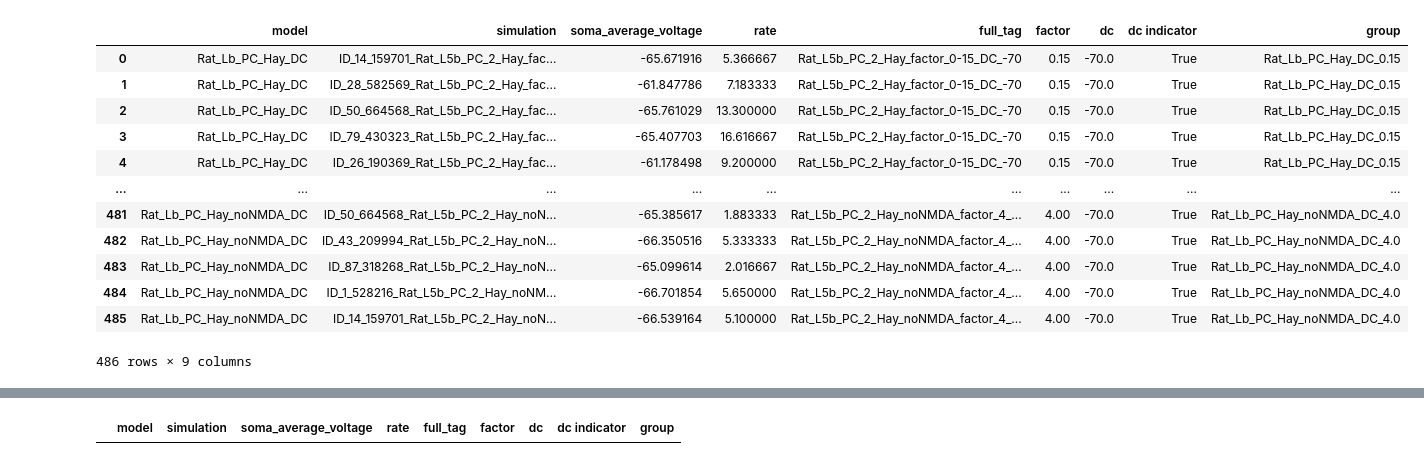
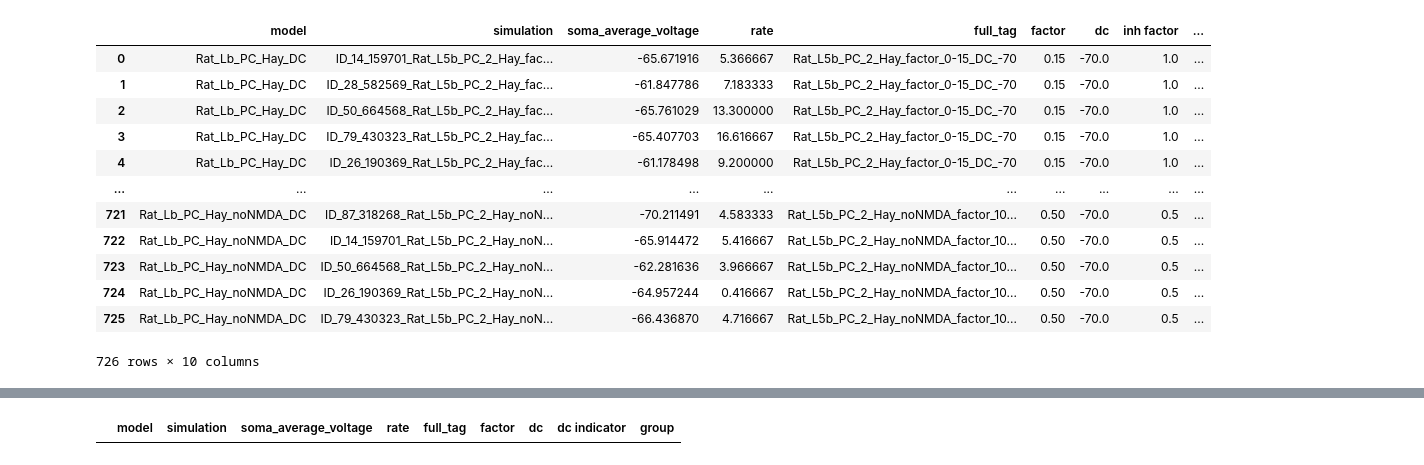
Before and after one commit to NitzanLux/neuron_mi, a Jupyter notebook: evaluate_simulations.ipynb, the cells around one changed output, grey strips where cells are left out. Drawn from its saved outputs; the diff is of its cells as text; code cells hidden in the pictures.

```diff
--- a/evaluate_simulations.ipynb
+++ b/evaluate_simulations.ipynb
@@ -8,7 +8,7 @@ import pandas as pd
 import seaborn as sns
 import re
 # %%
-data_f_name='slim_data_2860.pkl'
+data_f_name='slim_data_18880.pkl'
 # data_f_name='data_21025.pkl'
 with open(f'simulations/dataframe_data/{data_f_name}','rb') as f:
 	df= pd.read_pickle(f)
@@ -18,50 +18,63 @@ def convert_model_type(x):
 	m = model_match.match(x)
 	out= m.group(1)
 	if 'noNMDA' not in out:
 		out +='_noNMDA' if 'noNMDA' in x else ''
 	if 'DC' not in out:
 		out +='_DC' if 'DC' in x else ''
 	out = re.sub('[0-9]+','',out)
 	out = re.sub('_{2,}','_',out)
 	return out
 df['model']= df['full_tag'].apply(convert_model_type)
 # factor_match = re.compile('.*_factor_([0-9](?:-[0-9])?)_.*')
 factor_match = re.compile('^.*(?!DC)_([0-9](?:(?:\-|\.)[0-9]+)?)[^0-9\s]{0,3}.*$')
-
+# factor_match = re.compile('^.*(?!DC)_([0-9](?:(?:\-|\.)[0-9]+)?)[^0-9\s]{0,3}.*$')
+factor_match_with_inh = re.compile('^.*(?!inh)_factor_([0-9](?:(?:\-|\.)[0-9]+)?)[^0-9\s]{0,3}.*$')
+# factor_match = re.compile('^.*((?!inh)_factor)_([0-9](?:(?:\-|\.)[0-9]+)?)[^0-9\s]{0,3}.*$')
+inh_factor_match = re.compile('^.*inh_factor_([0-9](?:(?:\-|\.)[0-9]+)?)[^0-9\s]{1,3}.*$')
 def convert_factor(x):
-	m = factor_match.match(x)
+	if 'inh' in x:
+		m = factor_match_with_inh.match(x)
+	else:
+		m = factor_match.match(x)
 	data =  m.group(1).replace('-','.')
-
 	return float(data)
+def convert_inh_factor(x):
+	if 'inh' in x:
+		m = inh_factor_match.match(x)
+		data =  m.group(1).replace('-','.')
+	else:
+		data=1.
+	return data
 df['factor'] = df['full_tag'].apply(convert_factor)
 
 dc_match = re.compile('^.*DC_-?([0-9]{2,3})[^0-9\s]*$')
 def convert_dc(x):
 	if 'DC' not in x:
 		return -70
 	m=dc_match.match(x)
 	if m is None:
 		return np.NAN
 	return -abs(float(m.group(1)))
 df['dc'] = df['full_tag'].apply(convert_dc)
+df['inh factor'] = df['full_tag'].apply(convert_inh_factor)
 # df = df[df['dc']!=-85]
 df['dc indicator']=df['full_tag'].apply(lambda x: 'DC' in x)
-df['group']=df['model']+"_"+df['factor'].apply(str)
+df['group']=df['model']+"_"+df['factor'].apply(str)+"_"+df['inh factor'].apply(str)
 df
 # %% [output]
-|  | model | simulation | soma_average_voltage | rate | full_tag | factor | dc | dc indicator | group |
-| 0 | Rat_Lb_PC_Hay_DC | ID_14_159701_Rat_L5b_PC_2_Hay_fac... | -65.671916 | 5.366667 | Rat_L5b_PC_2_Hay_factor_0-15_DC_-70 | 0.15 | -70.0 | True | Rat_Lb_PC_Hay_DC_0.15 |
-| 1 | Rat_Lb_PC_Hay_DC | ID_28_582569_Rat_L5b_PC_2_Hay_fac... | -61.847786 | 7.183333 | Rat_L5b_PC_2_Hay_factor_0-15_DC_-70 | 0.15 | -70.0 | True | Rat_Lb_PC_Hay_DC_0.15 |
-| 2 | Rat_Lb_PC_Hay_DC | ID_50_664568_Rat_L5b_PC_2_Hay_fac... | -65.761029 | 13.300000 | Rat_L5b_PC_2_Hay_factor_0-15_DC_-70 | 0.15 | -70.0 | True | Rat_Lb_PC_Hay_DC_0.15 |
-| 3 | Rat_Lb_PC_Hay_DC | ID_79_430323_Rat_L5b_PC_2_Hay_fac... | -65.407703 | 16.616667 | Rat_L5b_PC_2_Hay_factor_0-15_DC_-70 | 0.15 | -70.0 | True | Rat_Lb_PC_Hay_DC_0.15 |
-| 4 | Rat_Lb_PC_Hay_DC | ID_26_190369_Rat_L5b_PC_2_Hay_fac... | -61.178498 | 9.200000 | Rat_L5b_PC_2_Hay_factor_0-15_DC_-70 | 0.15 | -70.0 | True | Rat_Lb_PC_Hay_DC_0.15 |
+|  | model | simulation | soma_average_voltage | rate | full_tag | factor | dc | inh factor | ... |
+| 0 | Rat_Lb_PC_Hay_DC | ID_14_159701_Rat_L5b_PC_2_Hay_fac... | -65.671916 | 5.366667 | Rat_L5b_PC_2_Hay_factor_0-15_DC_-70 | 0.15 | -70.0 | 1.0 | ... |
+| 1 | Rat_Lb_PC_Hay_DC | ID_28_582569_Rat_L5b_PC_2_Hay_fac... | -61.847786 | 7.183333 | Rat_L5b_PC_2_Hay_factor_0-15_DC_-70 | 0.15 | -70.0 | 1.0 | ... |
+| 2 | Rat_Lb_PC_Hay_DC | ID_50_664568_Rat_L5b_PC_2_Hay_fac... | -65.761029 | 13.300000 | Rat_L5b_PC_2_Hay_factor_0-15_DC_-70 | 0.15 | -70.0 | 1.0 | ... |
+| 3 | Rat_Lb_PC_Hay_DC | ID_79_430323_Rat_L5b_PC_2_Hay_fac... | -65.407703 | 16.616667 | Rat_L5b_PC_2_Hay_factor_0-15_DC_-70 | 0.15 | -70.0 | 1.0 | ... |
+| 4 | Rat_Lb_PC_Hay_DC | ID_26_190369_Rat_L5b_PC_2_Hay_fac... | -61.178498 | 9.200000 | Rat_L5b_PC_2_Hay_factor_0-15_DC_-70 | 0.15 | -70.0 | 1.0 | ... |
 | ... | ... | ... | ... | ... | ... | ... | ... | ... | ... |
-| 481 | Rat_Lb_PC_Hay_noNMDA_DC | ID_50_664568_Rat_L5b_PC_2_Hay_noN... | -65.385617 | 1.883333 | Rat_L5b_PC_2_Hay_noNMDA_factor_4_... | 4.00 | -70.0 | True | Rat_Lb_PC_Hay_noNMDA_DC_4.0 |
-| 482 | Rat_Lb_PC_Hay_noNMDA_DC | ID_43_209994_Rat_L5b_PC_2_Hay_noN... | -66.350516 | 5.333333 | Rat_L5b_PC_2_Hay_noNMDA_factor_4_... | 4.00 | -70.0 | True | Rat_Lb_PC_Hay_noNMDA_DC_4.0 |
-| 483 | Rat_Lb_PC_Hay_noNMDA_DC | ID_87_318268_Rat_L5b_PC_2_Hay_noN... | -65.099614 | 2.016667 | Rat_L5b_PC_2_Hay_noNMDA_factor_4_... | 4.00 | -70.0 | True | Rat_Lb_PC_Hay_noNMDA_DC_4.0 |
-| 484 | Rat_Lb_PC_Hay_noNMDA_DC | ID_1_528216_Rat_L5b_PC_2_Hay_noNM... | -66.701854 | 5.650000 | Rat_L5b_PC_2_Hay_noNMDA_factor_4_... | 4.00 | -70.0 | True | Rat_Lb_PC_Hay_noNMDA_DC_4.0 |
-| 485 | Rat_Lb_PC_Hay_noNMDA_DC | ID_14_159701_Rat_L5b_PC_2_Hay_noN... | -66.539164 | 5.100000 | Rat_L5b_PC_2_Hay_noNMDA_factor_4_... | 4.00 | -70.0 | True | Rat_Lb_PC_Hay_noNMDA_DC_4.0 |
+| 721 | Rat_Lb_PC_Hay_noNMDA_DC | ID_87_318268_Rat_L5b_PC_2_Hay_noN... | -70.211491 | 4.583333 | Rat_L5b_PC_2_Hay_noNMDA_factor_10... | 0.50 | -70.0 | 0.5 | ... |
+| 722 | Rat_Lb_PC_Hay_noNMDA_DC | ID_14_159701_Rat_L5b_PC_2_Hay_noN... | -65.914472 | 5.416667 | Rat_L5b_PC_2_Hay_noNMDA_factor_10... | 0.50 | -70.0 | 0.5 | ... |
+| 723 | Rat_Lb_PC_Hay_noNMDA_DC | ID_50_664568_Rat_L5b_PC_2_Hay_noN... | -62.281636 | 3.966667 | Rat_L5b_PC_2_Hay_noNMDA_factor_10... | 0.50 | -70.0 | 0.5 | ... |
+| 724 | Rat_Lb_PC_Hay_noNMDA_DC | ID_26_190369_Rat_L5b_PC_2_Hay_noN... | -64.957244 | 0.416667 | Rat_L5b_PC_2_Hay_noNMDA_factor_10... | 0.50 | -70.0 | 0.5 | ... |
+| 725 | Rat_Lb_PC_Hay_noNMDA_DC | ID_79_430323_Rat_L5b_PC_2_Hay_noN... | -66.436870 | 4.716667 | Rat_L5b_PC_2_Hay_noNMDA_factor_10... | 0.50 | -70.0 | 0.5 | ... |
-486 rows × 9 columns
+726 rows × 10 columns
 # %%
 fig,ax = plt.subplots(1)
 fig.set_figwidth(FIG_WIDTH)
```
Also changed, not shown: 1 other file.
